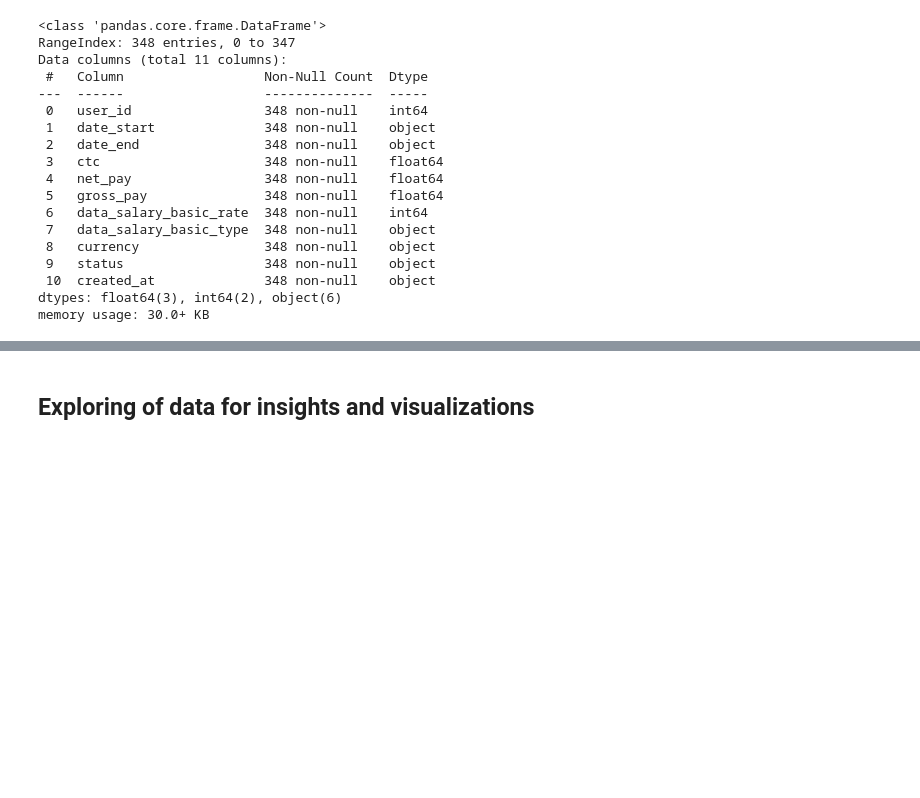
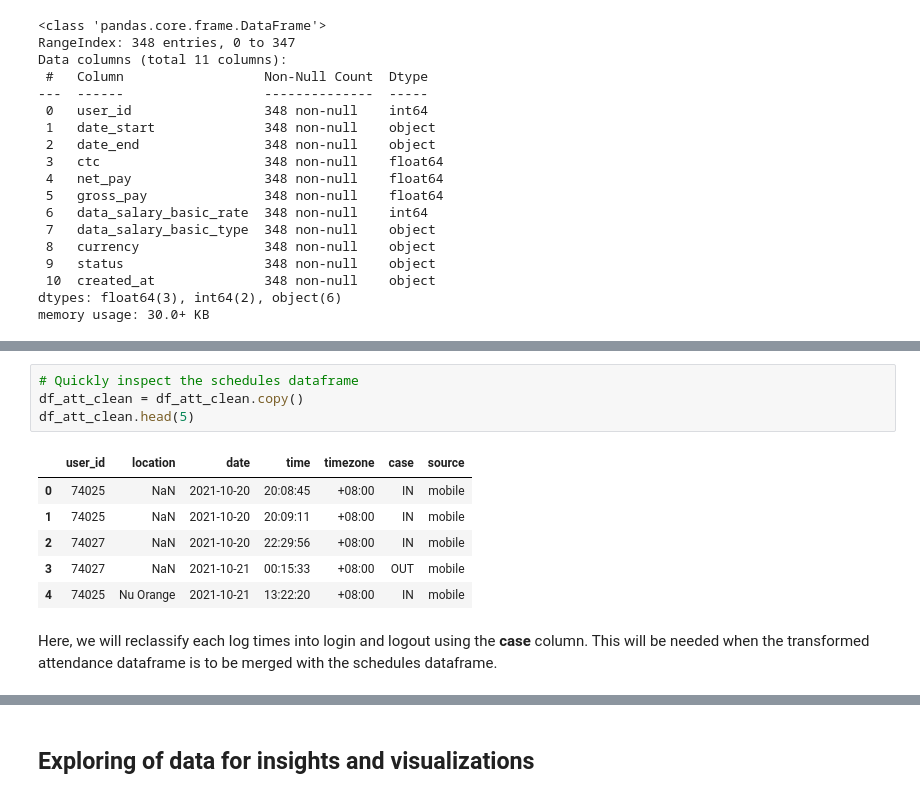
Before and after one commit to ebernardino01/DataAnalystPortfolio, a Jupyter notebook: Clockster/Clockster_Data_Analysis_Notebook.ipynb, the cells around one changed output, grey strips where cells are left out. Saved outputs shown, nothing was run; the diff lists cells and outputs as text; blank space fills up the shorter version.

```diff
--- a/Clockster/Clockster_Data_Analysis_Notebook.ipynb
+++ b/Clockster/Clockster_Data_Analysis_Notebook.ipynb
@@ -355,5 +381,18 @@ shape after 2nd explode: (26130, 9)
 | 26128 | Fake | NaT | NaT | +06:00 | 0.0 | 0.0 | None | 74465 | 2022-10-21 |
 | 26129 | Work | 15:00:00 | 22:00:00 | +08:00 | 21600.0 | 3600.0 | None | 74465 | 2022-10-21 |
 26130 rows × 9 columns
+# %%
+# Quickly inspect the schedules dataframe
+df_att_clean = df_att_clean.copy()
+df_att_clean.head(5)
+# %% [output]
+|  | user_id | location | date | time | timezone | case | source |
+| 0 | 74025 | NaN | 2021-10-20 | 20:08:45 | +08:00 | IN | mobile |
+| 1 | 74025 | NaN | 2021-10-20 | 20:09:11 | +08:00 | IN | mobile |
+| 2 | 74027 | NaN | 2021-10-20 | 22:29:56 | +08:00 | IN | mobile |
+| 3 | 74027 | NaN | 2021-10-21 | 00:15:33 | +08:00 | OUT | mobile |
+| 4 | 74025 | Nu Orange | 2021-10-21 | 13:22:20 | +08:00 | IN | mobile |
+# %% [markdown]
+Here, we will reclassify each log times into login and logout using the **case** column. This will be needed when the transformed attendance dataframe is to be merged with the schedules dataframe.
 # %%
 # Clean and transform attendance dataframe
```
Also changed, not shown: parts of 31 cells of this notebook.
